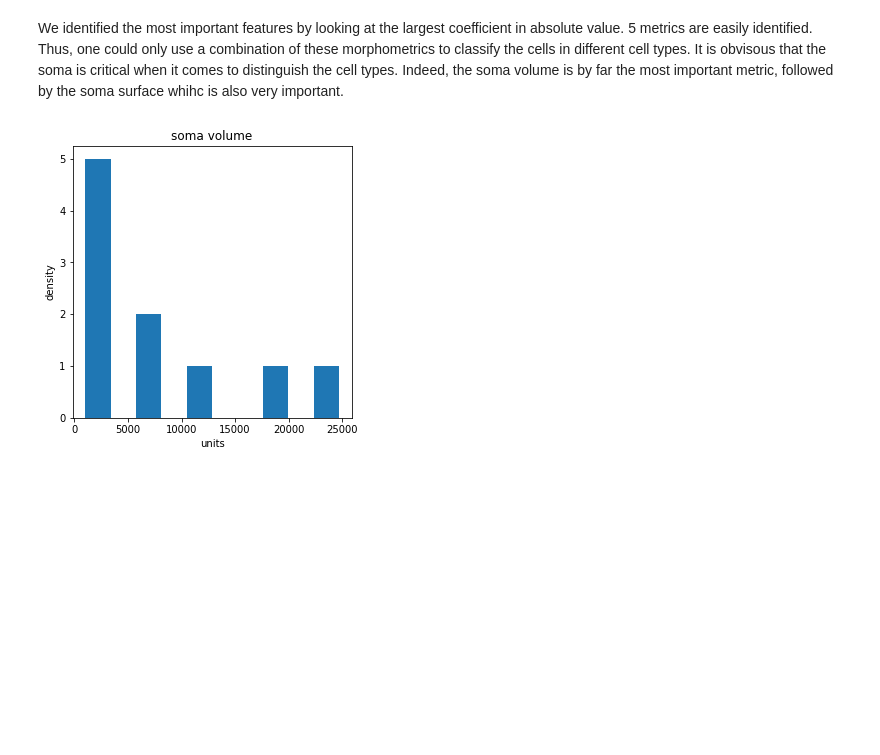
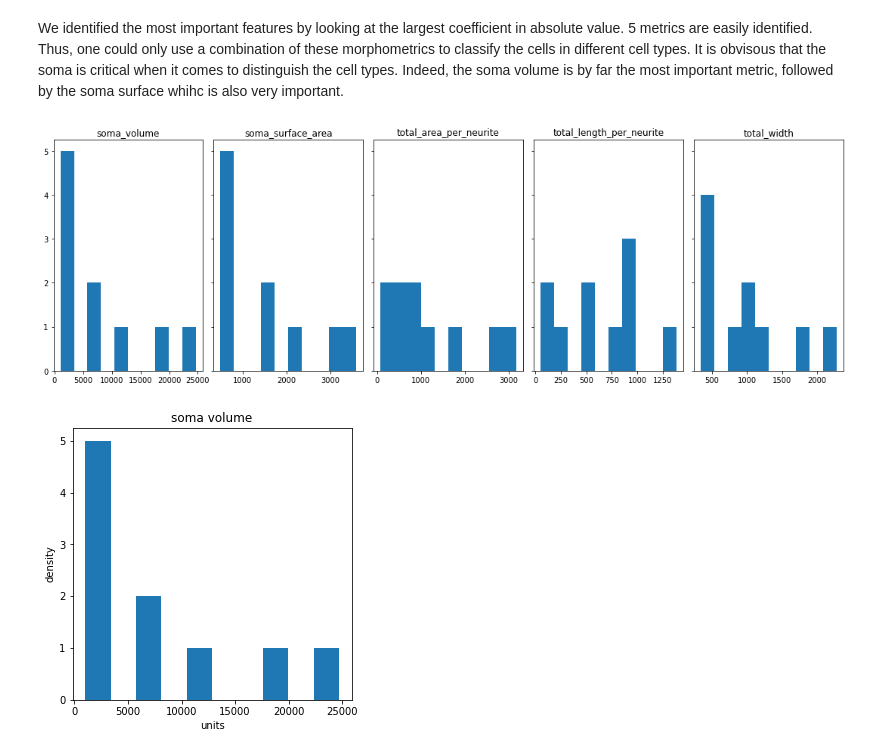
Before and after one commit to AlbrechtAlice/In-Silico-Neuroscience, a Jupyter notebook: Week2_HomeWorks.ipynb, the cells around one changed output. Saved outputs shown, nothing was run; the diff lists cells and outputs as text; code cells hidden in the pictures; blank space fills up the shorter version.

```diff
--- a/Week2_HomeWorks.ipynb
+++ b/Week2_HomeWorks.ipynb
@@ -108,12 +105,10 @@ neuron_10 = nm.load_morphology('data/morph_10.swc')
 # plot neuron in different planes
 planes = ['xy', 'yz', 'xz']
 fig, ax = plt.subplots(1, 3, figsize=(15, 5))
+
 for i, plane in enumerate(planes):
     view.plot_morph(neuron_10 , plane=plane, ax=ax[i])
-    update_plot_limits(
-        ax[i], white_space=10
-    )  # set your x, y plot limits to match with your neuron
-
+    update_plot_limits(ax[i], white_space=10)
     # the axis handler is returend for further customization
     ax[i].set_title("plane "+plane)
 
@@ -125,9 +120,5 @@ ax[1].set_xlabel("y, micrometers (um)")
 ax[1].set_ylabel("z, micrometers (um)")
 ax[2].set_xlabel("x, micrometers (um)")
 ax[2].set_ylabel("z micrometers (um)");
-
-#### D'APRES LA REPONSE DANS "NEWS FORUM" JE PENSE QU'IL N'EST PAS NECESSAIRE DE FAIRE EN 3D
-viewer.draw(neuron_10, mode='3d')
-plt.title('My Favorite Neuron 3D');
 # %% [output]
 [figure]
@@ -673,4 +688,13 @@ def histogram(data):
     ax.set_ylabel("density")
 
     return f, ax
+# %%
+# plot the distribtion of the most important morphometrics accross neurons
+fig, axs = plt.subplots(1, 5, sharey=True, tight_layout=True, figsize=(15, 5))
+morphometrics = list(features_importance.name[0:5])
+for i, metrics in enumerate(morphometrics):
+    axs[i].hist(df_metrics[metrics])
+    axs[i].set_title(metrics)
+# %% [output]
+[figure, added]
 # %%
```
Also changed, not shown: parts of 12 cells of this notebook.
